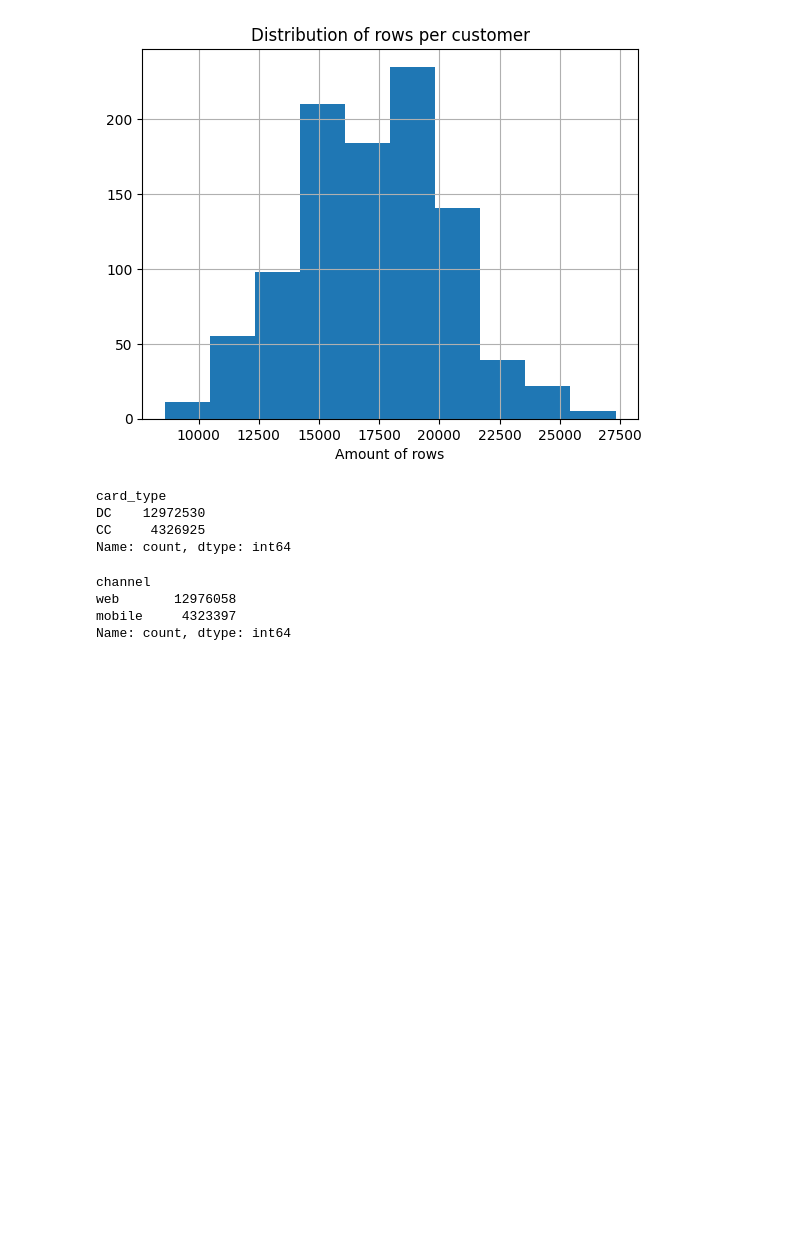
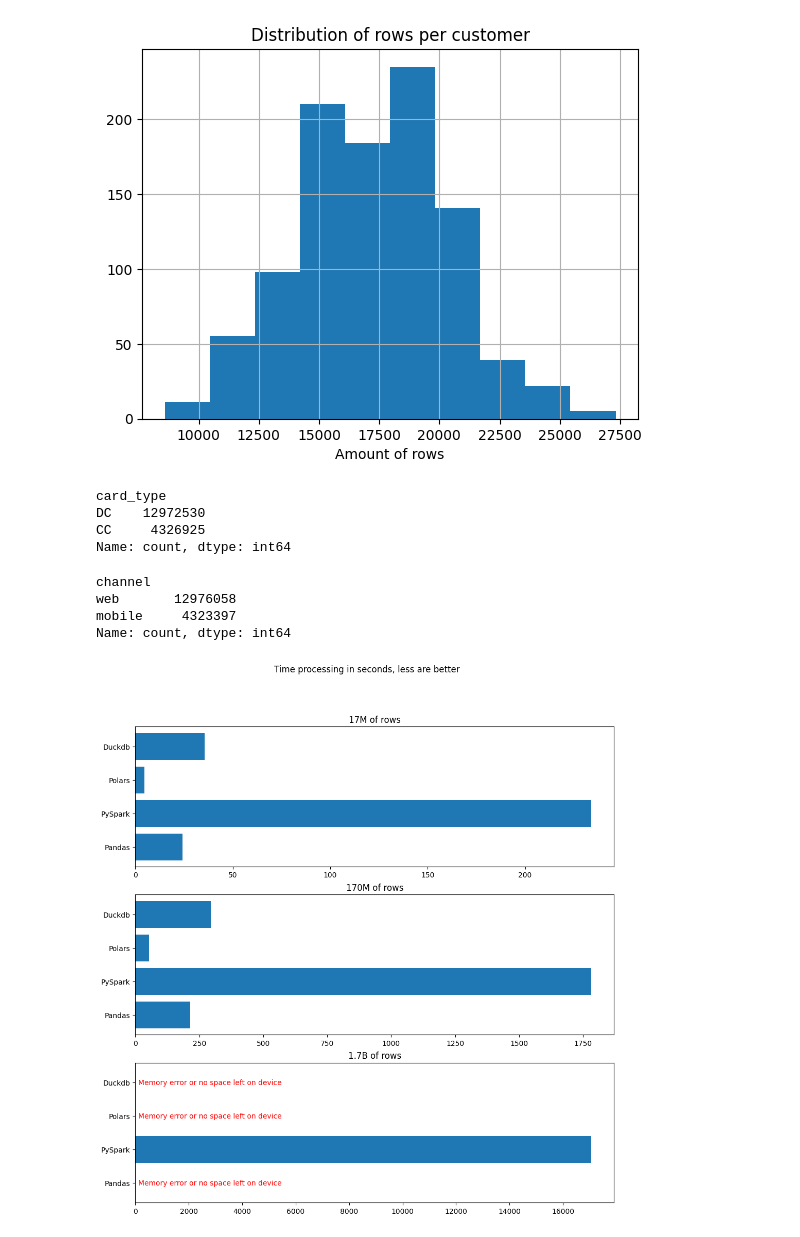
Before and after one commit to SemyonSinchenko/feature-generation-benchmark, a Jupyter notebook: notebooks/Data Vizualization.ipynb, the cells around one changed output. Saved outputs shown, nothing was run; the diff lists cells and outputs as text; code cells hidden in the pictures; blank space fills up the shorter version.

```diff
--- a/notebooks/Data Vizualization.ipynb
+++ b/notebooks/Data Vizualization.ipynb
@@ -28,3 +29,7 @@ channel
 web       12976058
 mobile     4323397
 Name: count, dtype: int64
+# %%
+results_tiny = json.load(open("../results/results_tiny.json", "r"))
+results_small = json.load(open("../results/results_small.json", "r"))
+results_medium = json.load(open("../results/results_medium.json", "r"))
@@ -30,0 +45,35 @@ Name: count, dtype: int64
+# %%
+f, ax = plt.subplots(nrows=3, ncols=1, figsize=(12, 12))
+
+f.suptitle("Time processing in seconds, less are better")
+
+y_pos = list(range(len(results_tiny)))
+ax[0].set_title("17M of rows")
+ax[0].barh(y_pos, [v["total_time"] for _, v in results_tiny.items()], align="center")
+ax[0].set_yticks(y_pos, results_tiny.keys())
+for i, kk in enumerate(results_medium):
+    if results_tiny[kk]["total_time"] == 0:
+        # Inspired by https://stackoverflow.com/a/30229062
+        ax[0].text(100, i, "Memory error or no space left on device", color="red", verticalalignment="center")
+
+y_pos = list(range(len(results_small)))
+ax[1].set_title("170M of rows")
+ax[1].barh(y_pos, [v["total_time"] for _, v in results_small.items()], align="center")
+ax[1].set_yticks(y_pos, results_small.keys())
+for i, kk in enumerate(results_medium):
+    if results_small[kk]["total_time"] == 0:
+        # Inspired by https://stackoverflow.com/a/30229062
+        ax[1].text(100, i, "Memory error or no space left on device", color="red", verticalalignment="center")
+
+y_pos = list(range(len(results_medium)))
+ax[2].set_title("1.7B of rows")
+ax[2].barh(y_pos, [v["total_time"] for _, v in results_medium.items()], align="center")
+ax[2].set_yticks(y_pos, results_medium.keys())
+for i, kk in enumerate(results_medium):
+    if results_medium[kk]["total_time"] == 0:
+        # Inspired by https://stackoverflow.com/a/30229062
+        ax[2].text(100, i, "Memory error or no space left on device", color="red", verticalalignment="center")
+
+f.savefig(f"{images_prefix}results_overview.png")
+# %% [output]
+[figure, added]
```
Also changed, not shown: parts of 2 cells of this notebook, 11 other files.
